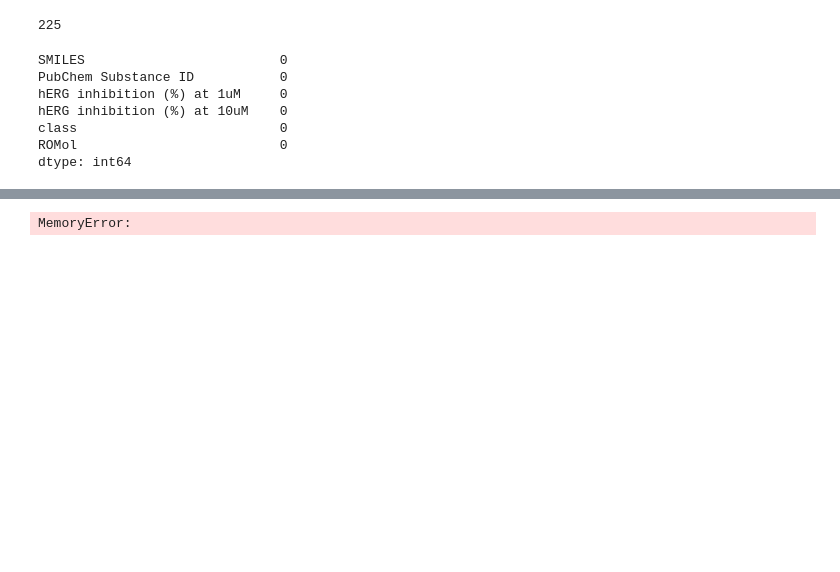
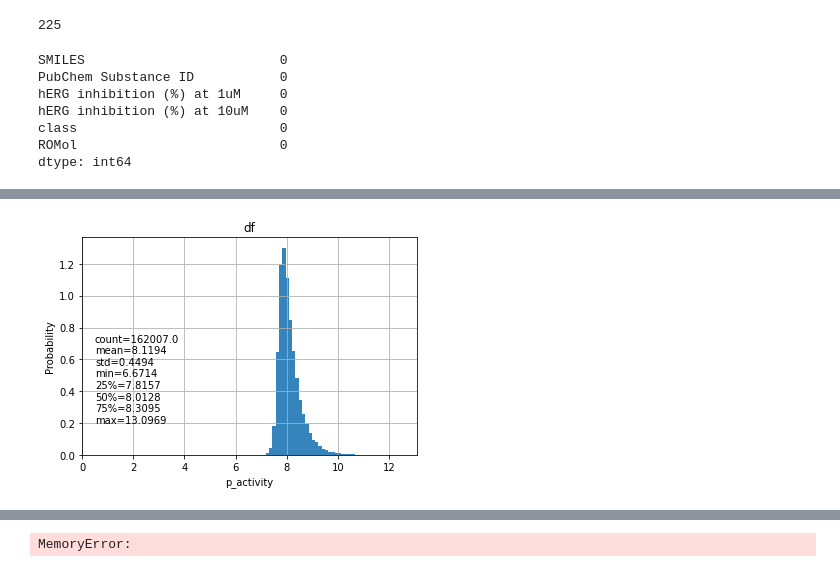
Before and after one commit to ElinaSmall/hERG_model, a Jupyter notebook: notebooks/001.1-smolkina-data-preparation-validation-set.ipynb, the cells around one changed output, grey strips where cells are left out. Saved outputs shown, nothing was run; the diff lists cells and outputs as text; code cells hidden in the pictures; blank space fills up the shorter version.

```diff
--- a/notebooks/001.1-smolkina-data-preparation-validation-set.ipynb
+++ b/notebooks/001.1-smolkina-data-preparation-validation-set.ipynb
@@ -231,0 +259,4 @@ plot_pIC50(df, name='df', value ='hERG inhibition (%) at 10uM')
+# %%
+plot_pIC50(df, name='df', value ='p_activity')
+# %% [output]
+[figure, added]
```
Also changed, not shown: parts of 37 cells of this notebook.
